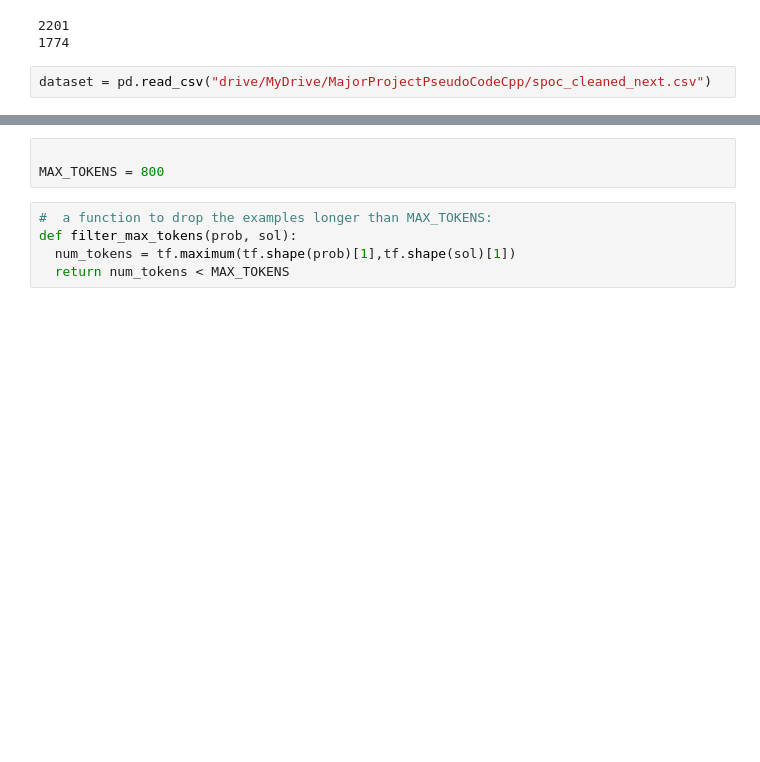
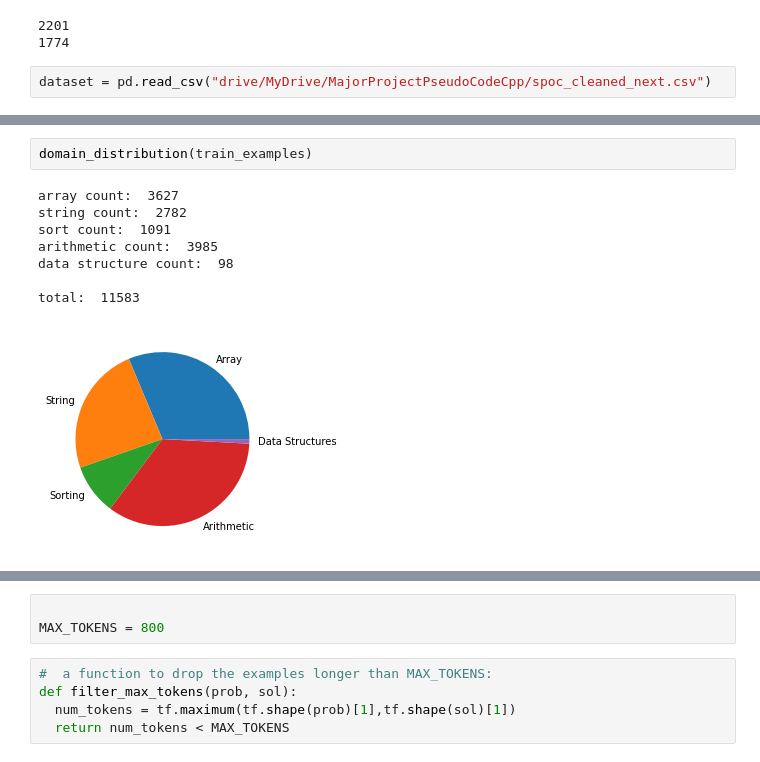
Before and after one commit to buzzbing/transformer_based_source_code_generator, a Jupyter notebook: ModelSPoCTrain.ipynb, the cells around one changed output, grey strips where cells are left out. Cells and saved outputs as stored; diff of their text form; blank space fills up the shorter version.

```diff
--- a/ModelSPoCTrain.ipynb
+++ b/ModelSPoCTrain.ipynb
@@ -61,0 +115,11 @@ val_examples = dataset[:2000]
+# %%
+domain_distribution(train_examples)
+# %% [output]
+array count:  3627
+string count:  2782
+sort count:  1091
+arithmetic count:  3985
+data structure count:  98
+
+total:  11583
+[figure, added]
```
Also changed, not shown: parts of 33 cells of this notebook.
